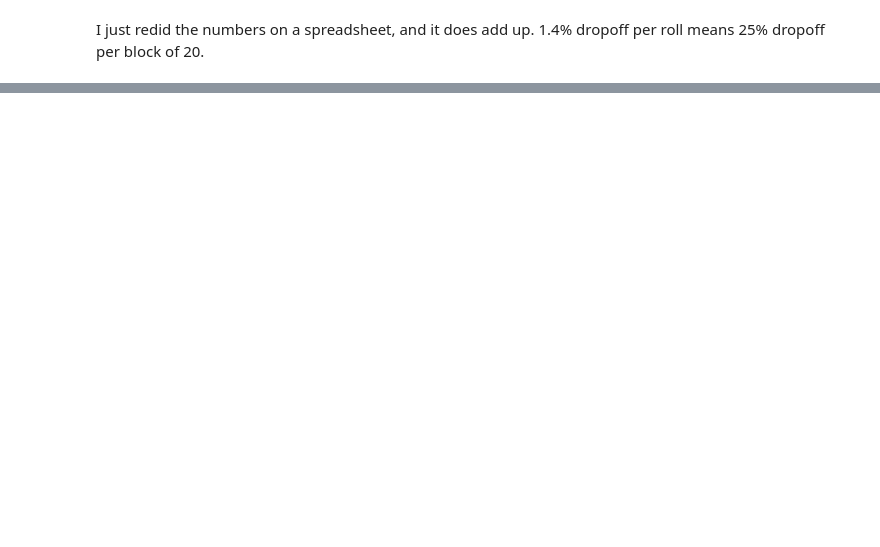
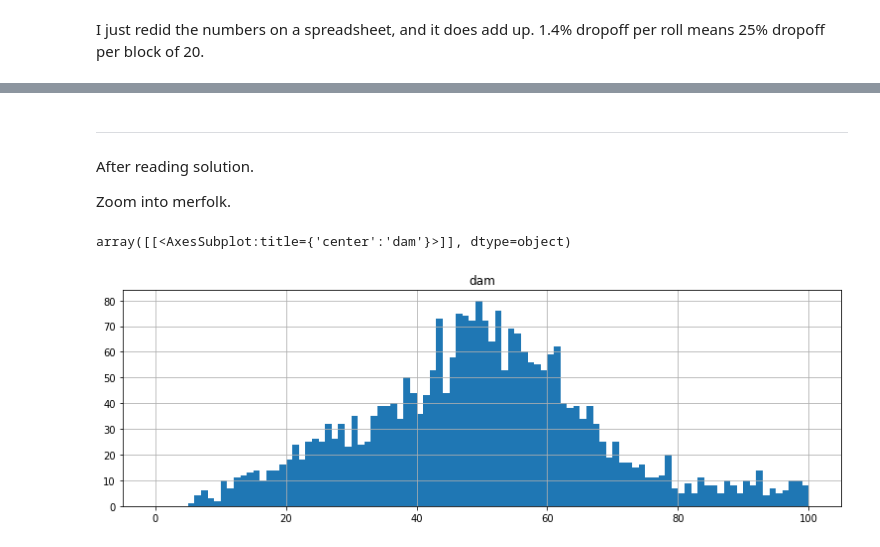
Before and after one commit to pabloernesto/dndsci, a Jupyter notebook: problem-3/analysis.ipynb, the cells around one changed output, grey strips where cells are left out. Saved outputs shown, nothing was run; the diff lists cells and outputs as text; code cells hidden in the pictures; blank space fills up the shorter version.

Commit message:
problem-3: analysis, added zoomed merpeople plot

```diff
--- a/problem-3/analysis.ipynb
+++ b/problem-3/analysis.ipynb
@@ -378,0 +379,10 @@ pd.Series([sim(1/40) for i in range(0, 1000)]).hist(bins=100)
+# %% [markdown]
+---
+After reading solution.
+
+Zoom into merfolk.
+# %%
+df.query('encounter == "merpeople"').hist(column="dam", bins=100, range=(0,100), figsize=(13,4))
+# %% [output]
+array([[<AxesSubplot:title={'center':'dam'}>]], dtype=object)
+[figure, added]
```
Also changed, not shown: parts of 4 cells of this notebook.
